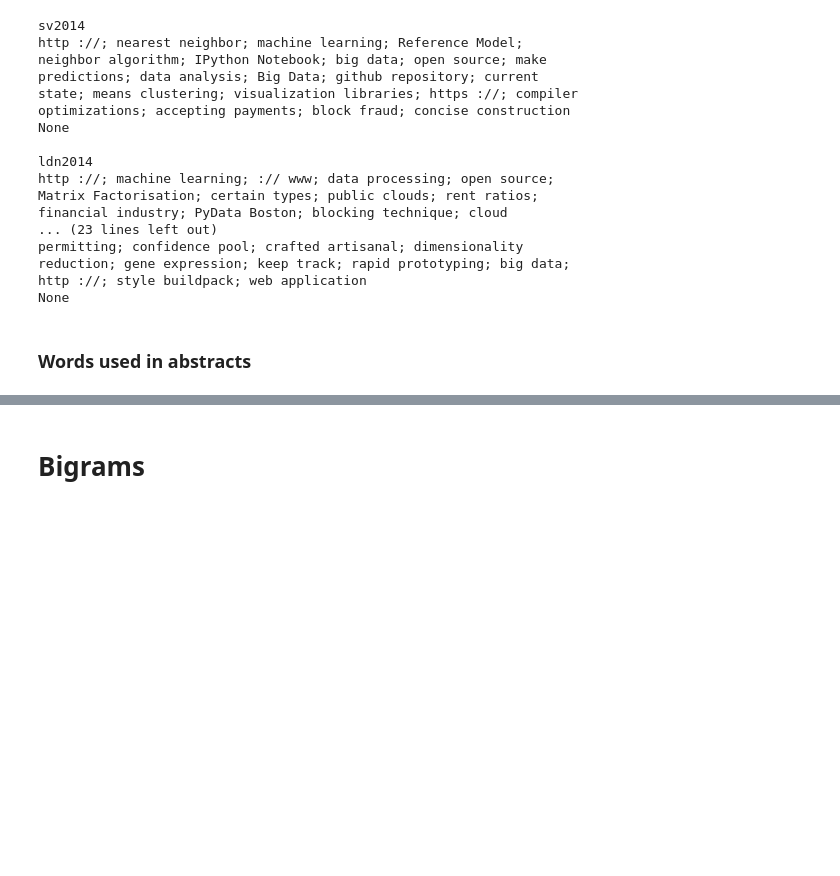
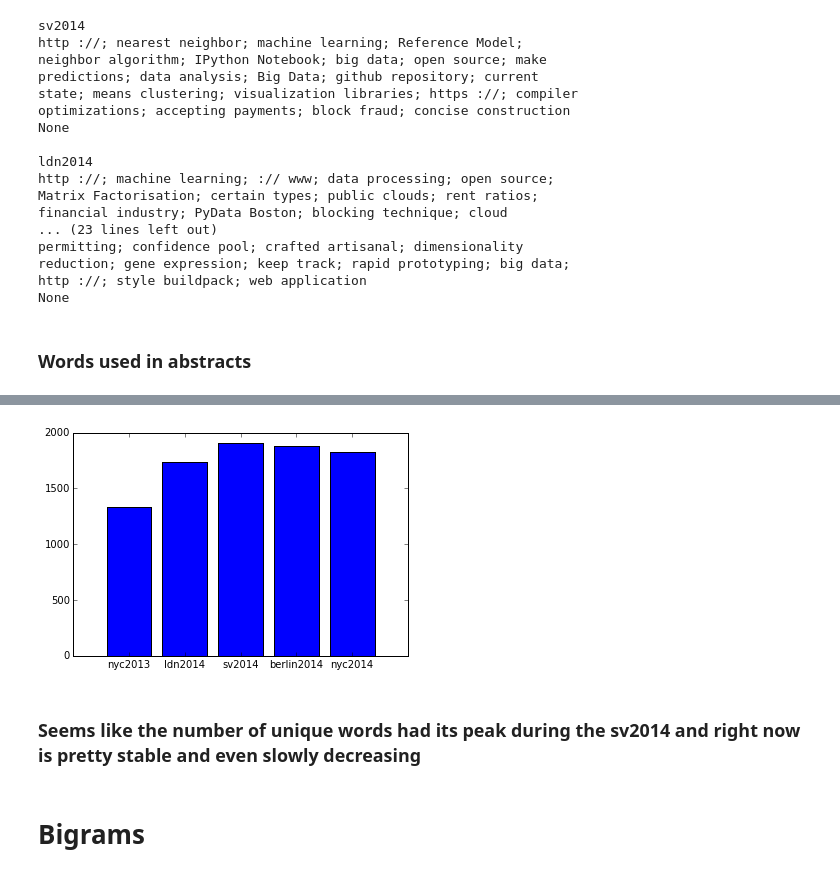
Before and after one commit to lc0/jupyter-notebooks, a Jupyter notebook: pydata.ipynb, the cells around one changed output, grey strips where cells are left out. Cells and saved outputs as stored; diff of their text form; code cells hidden in the pictures; blank space fills up the shorter version.

Commit message:
unique words YoY

```diff
--- a/pydata.ipynb
+++ b/pydata.ipynb
@@ -211,6 +211,15 @@ ldn2014:        numwords - 5859, unique - 1738
 sv2014:         numwords - 7462, unique - 1906
 berlin2014:     numwords - 7633, unique - 1877
 nyc2014:        numwords - 6293, unique - 1824
+# %%
+plt.bar(range(len(uniwords)), [uniwords[conference] for conference in reversed(conferences)], align='center', )
+plt.xticks(range(len(uniwords)), [conference for conference in reversed(conferences)])
+
+plt.show()
+# %% [output]
+[figure, added]
+# %% [markdown]
+### Seems like the number of unique words had its peak during the sv2014 and right now is pretty stable and even slowly decreasing
 # %% [markdown]
 # Bigrams
 # %%
```
Also changed, not shown: parts of 1 cell of this notebook.
